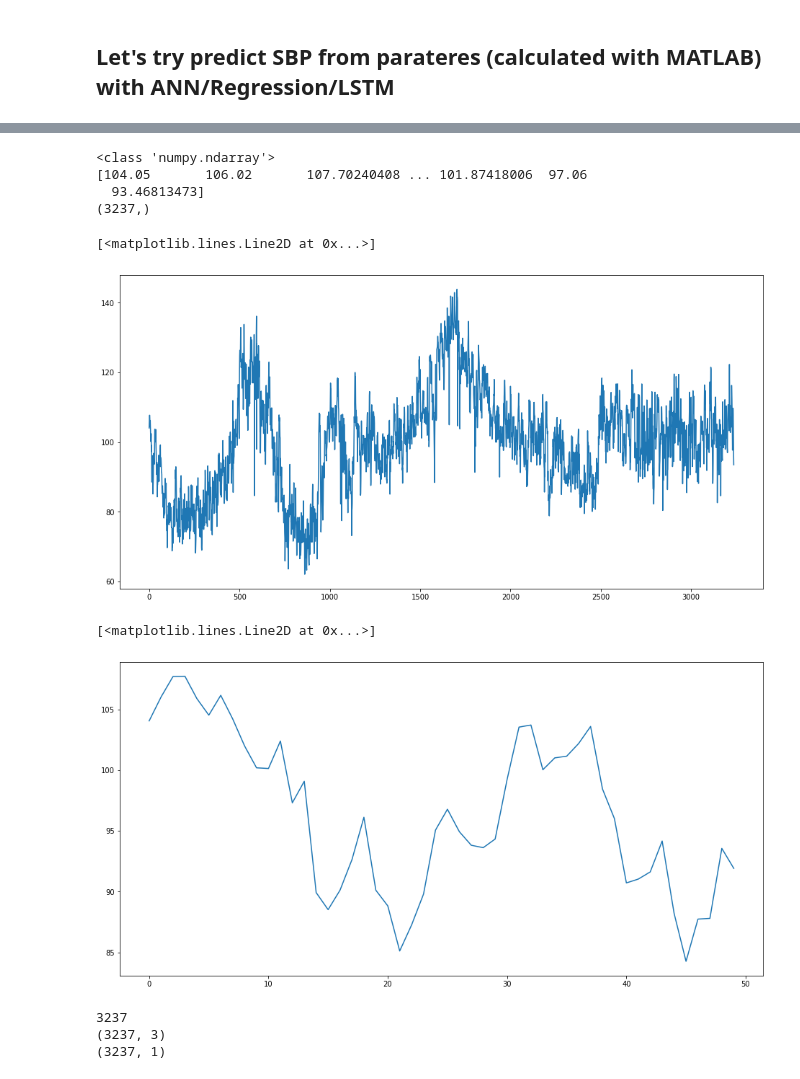
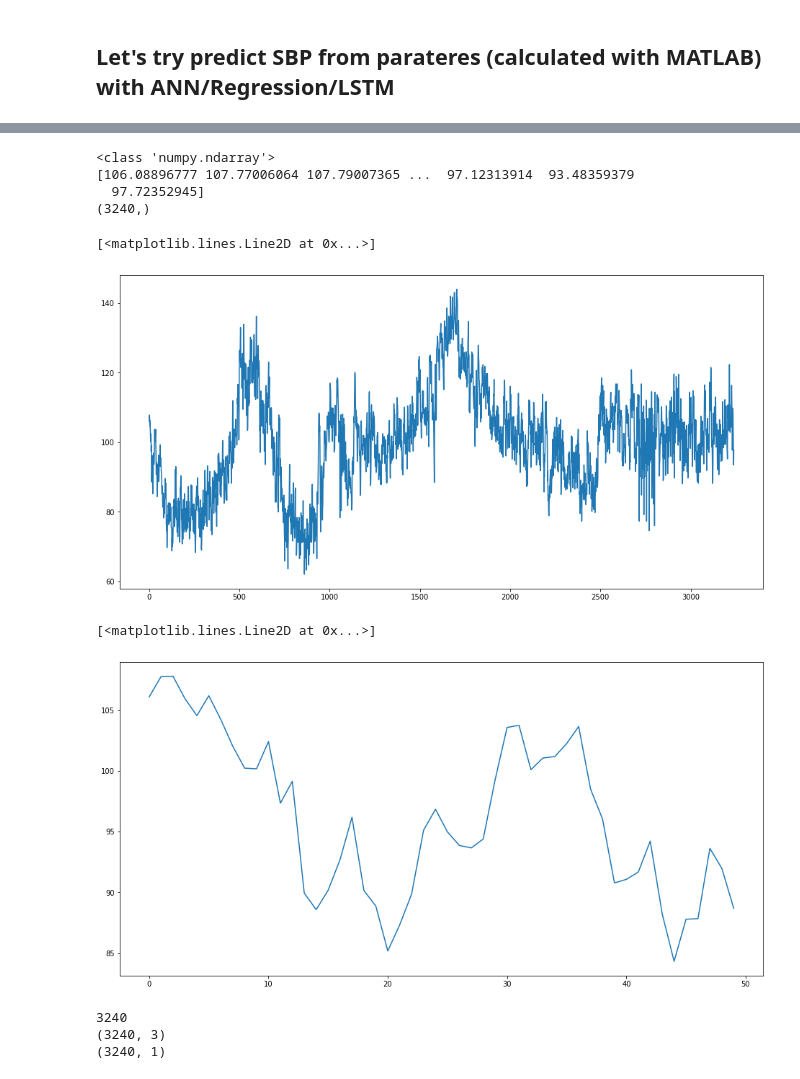
Before and after one commit to Double-Bonus/BP-estimation, a Jupyter notebook: blood-estimation.ipynb, the cells around one changed output, grey strips where cells are left out. Saved outputs shown, nothing was run; the diff lists cells and outputs as text; code cells hidden in the pictures.

Commit message:
Kaggle Notebook | Blood estimation | Version 11

```diff
--- a/blood-estimation.ipynb
+++ b/blood-estimation.ipynb
@@ -770,38 +765,40 @@ for dirname, _, filenames in os.walk('/kaggle/input'):
 /kaggle/input/d/zygimantasmarma/painlessdb/Painless021.mat
 # %%
 #REDO: save into one .mat file
-matDataSBP = scipy.io.loadmat('/kaggle/input/painlesparams/SBP.mat').get('SBP')[0] # Specific data path for kaggle
-matDataPIR = scipy.io.loadmat('/kaggle/input/painlesparams/PIR.mat').get('PIR')[0] # Specific data path for kaggle
-matDataPAT = scipy.io.loadmat('/kaggle/input/painlesparams/PAT.mat').get('PAT')[0] # Specific data path for kaggle
-matDataHR  = scipy.io.loadmat('/kaggle/input/painlesparams/HR.mat').get('HR')[0]  # Specific data path for kaggle
+matDataSBP = scipy.io.loadmat('/kaggle/input/painlesparams/matlabSignals.mat').get('SBP')[0] # Specific data path for kaggle
+matDataPIR = scipy.io.loadmat('/kaggle/input/painlesparams/matlabSignals.mat').get('PIR')[0] # Specific data path for kaggle
+matDataPAT = scipy.io.loadmat('/kaggle/input/painlesparams/matlabSignals.mat').get('PAT')[0] # Specific data path for kaggle
+matDataHR  = scipy.io.loadmat('/kaggle/input/painlesparams/matlabSignals.mat').get('HR')[0]  # Specific data path for kaggle
 
 
 print(type(matDataSBP))
 print(matDataSBP)
 print(matDataSBP.shape)
 plt.plot(matDataSBP)
 # %% [output]
 <class 'numpy.ndarray'>
-[104.05       106.02       107.70240408 ... 101.87418006  97.06
-  93.46813473]
-(3237,)
+[106.08896777 107.77006064 107.79007365 ...  97.12313914  93.48359379
+  97.72352945]
+(3240,)
 [<matplotlib.lines.Line2D at 0x...>]
-[figure, old version]
+[figure, new version]
 # %%
 plt.plot(matDataSBP[:50])
 # %% [output]
 [<matplotlib.lines.Line2D at 0x...>]
-[figure, old version]
+[figure, new version]
 # %%
+# from tf.keras.layers.normalization import BatchNormalization
 def param_model():
     model = Sequential()
     if 1:
         model.add(Dense(32, input_shape=(3,), kernel_initializer='normal', activation='relu'))
+        model.add(tf.keras.layers.BatchNormalization())
         model.add(Dense(64, kernel_initializer='normal', activation='relu'))
-        model.add(Dense(64, kernel_initializer='normal', activation='relu'))
+#         model.add(Dropout(0.1))
+        model.add(Dense(32, kernel_initializer='normal', activation='relu'))
+#         model.add(Dropout(0.2))
         model.add(Dense(1, kernel_initializer='normal'))
-        # Compile model
-#         model.compile(loss='mean_squared_error', optimizer='adam')
     else:
         model.add(Dense(32, activation=tf.keras.layers.LeakyReLU(alpha=0.1)))
         model.add(Dense(64, activation=tf.keras.layers.LeakyReLU(alpha=0.1)))
@@ -825,11 +822,11 @@ print(matDataPIR.size)
 x_param = np.array([matDataPIR, matDataPAT, matDataHR])
 x_param = np.transpose(x_param)
 y_param = np.array(matDataSBP)
-y_param = y_param.reshape(3237,1)
+y_param = y_param.reshape(3240,1)
 print(x_param.shape)
 print(y_param.shape)
 # %% [output]
-3237
-(3237, 3)
-(3237, 1)
+3240
+(3240, 3)
+(3240, 1)
 # %%
```
Also changed, not shown: parts of 15 cells of this notebook.
